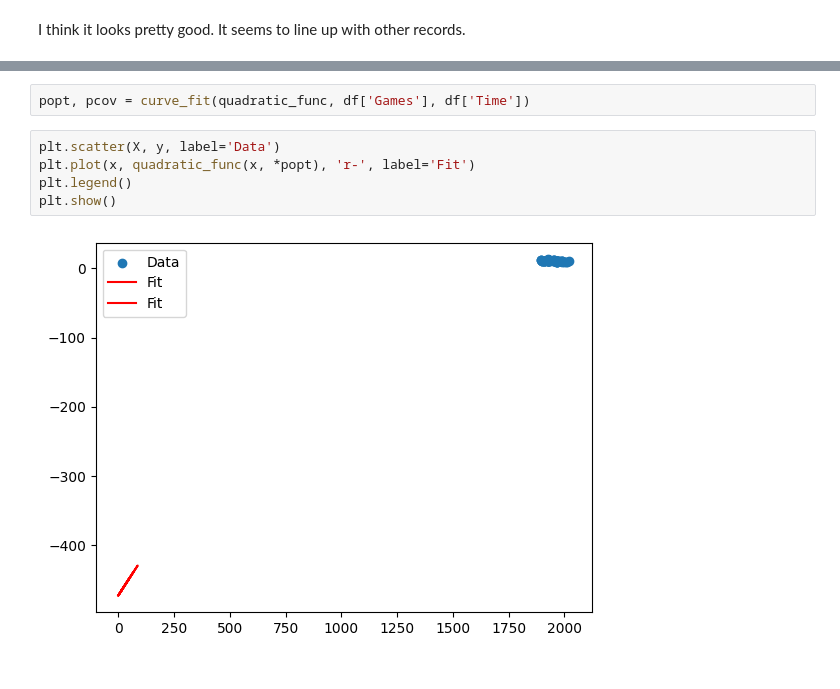
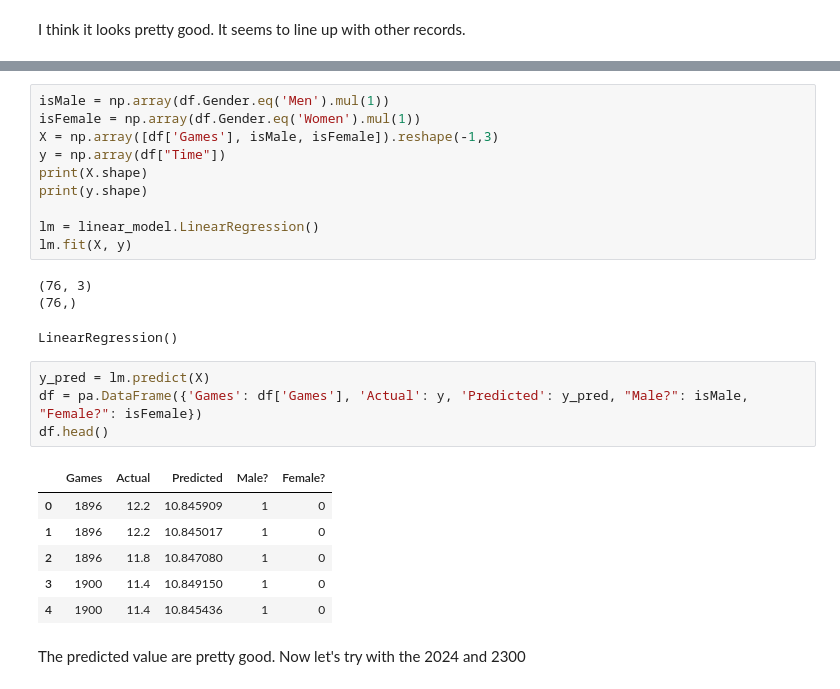
Before and after one commit to gottanned/Operational-Research, a Jupyter notebook: OR_2.ipynb, the cells around one changed output, grey strips where cells are left out. Drawn from its saved outputs; the diff is of its cells as text.

```diff
--- a/OR_2.ipynb
+++ b/OR_2.ipynb
@@ -135,9 +123,27 @@ print(np.shape(b))
-# %%
-popt, pcov = curve_fit(quadratic_func, df['Games'], df['Time'])
-# %%
-plt.scatter(X, y, label='Data')
-plt.plot(x, quadratic_func(x, *popt), 'r-', label='Fit')
-plt.legend()
-plt.show()
-# %% [output]
-[figure, removed]
+# %%
+isMale = np.array(df.Gender.eq('Men').mul(1))
+isFemale = np.array(df.Gender.eq('Women').mul(1))
+X = np.array([df['Games'], isMale, isFemale]).reshape(-1,3)
+y = np.array(df["Time"])
+print(X.shape)
+print(y.shape)
+
+lm = linear_model.LinearRegression()
+lm.fit(X, y)
+# %% [output]
+(76, 3)
+(76,)
+LinearRegression()
+# %%
+y_pred = lm.predict(X)
+df = pa.DataFrame({'Games': df['Games'], 'Actual': y, 'Predicted': y_pred, "Male?": isMale, "Female?": isFemale})
+df.head()
+# %% [output]
+|  | Games | Actual | Predicted | Male? | Female? |
+| 0 | 1896 | 12.2 | 10.845909 | 1 | 0 |
+| 1 | 1896 | 12.2 | 10.845017 | 1 | 0 |
+| 2 | 1896 | 11.8 | 10.847080 | 1 | 0 |
+| 3 | 1900 | 11.4 | 10.849150 | 1 | 0 |
+| 4 | 1900 | 11.4 | 10.845436 | 1 | 0 |
+# %% [markdown]
+The predicted value are pretty good. Now let's try with the 2024 and 2300
```
Also changed, not shown: parts of 10 cells of this notebook.
